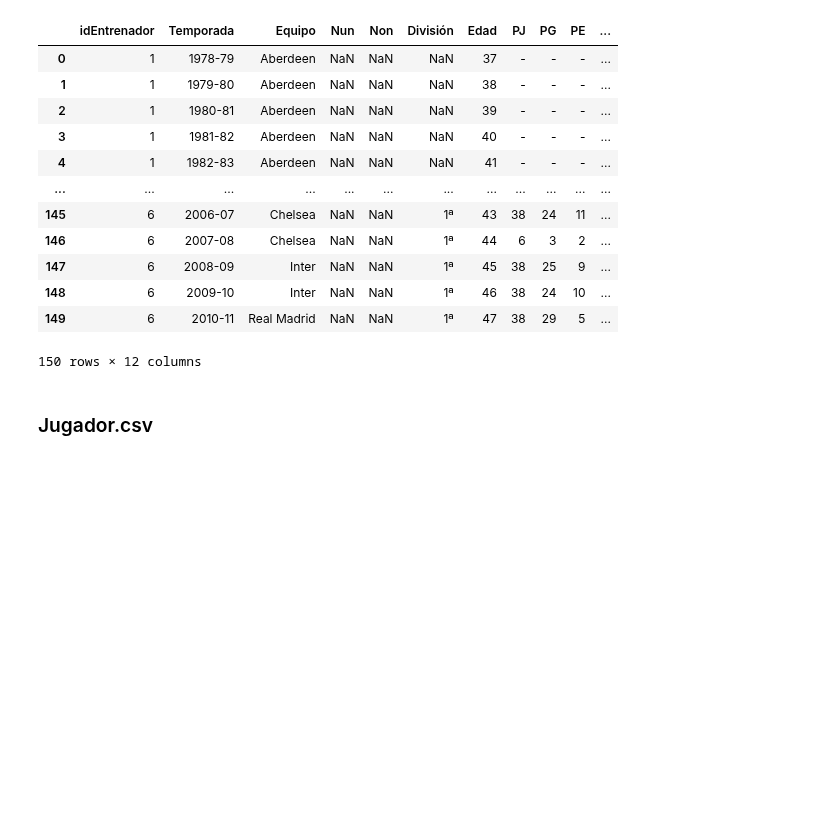
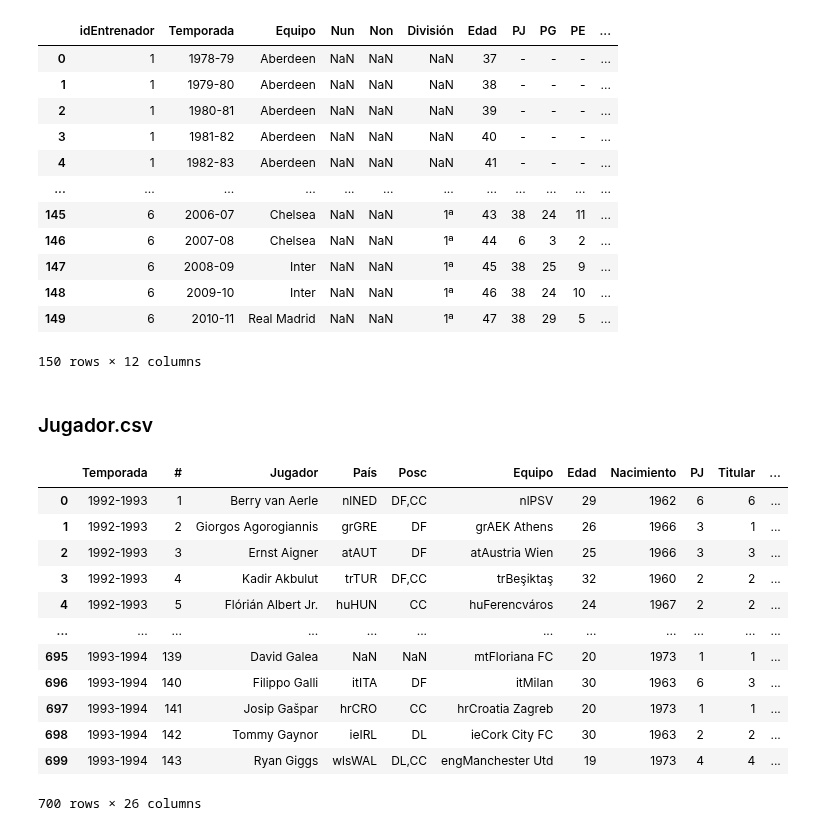
Before and after one commit to crltsnch/Champions_23-24, a Jupyter notebook: preparacion.ipynb, the cells around one changed output. Drawn from its saved outputs; the diff is of its cells as text; code cells hidden in the pictures; blank space fills up the shorter version.

```diff
--- a/preparacion.ipynb
+++ b/preparacion.ipynb
@@ -84,0 +95,17 @@ df5
+# %%
+df5 = pd.read_csv('data/jugador.csv')
+df5.head(700)
+# %% [output]
+|  | Temporada | # | Jugador | País | Posc | Equipo | Edad | Nacimiento | PJ | Titular | ... |
+| 0 | 1992-1993 | 1 | Berry van Aerle | nlNED | DF,CC | nlPSV | 29 | 1962 | 6 | 6 | ... |
+| 1 | 1992-1993 | 2 | Giorgos Agorogiannis | grGRE | DF | grAEK Athens | 26 | 1966 | 3 | 1 | ... |
+| 2 | 1992-1993 | 3 | Ernst Aigner | atAUT | DF | atAustria Wien | 25 | 1966 | 3 | 3 | ... |
+| 3 | 1992-1993 | 4 | Kadir Akbulut | trTUR | DF,CC | trBeşiktaş | 32 | 1960 | 2 | 2 | ... |
+| 4 | 1992-1993 | 5 | Flórián Albert Jr. | huHUN | CC | huFerencváros | 24 | 1967 | 2 | 2 | ... |
+| ... | ... | ... | ... | ... | ... | ... | ... | ... | ... | ... | ... |
+| 695 | 1993-1994 | 139 | David Galea | NaN | NaN | mtFloriana FC | 20 | 1973 | 1 | 1 | ... |
+| 696 | 1993-1994 | 140 | Filippo Galli | itITA | DF | itMilan | 30 | 1963 | 6 | 3 | ... |
+| 697 | 1993-1994 | 141 | Josip Gašpar | hrCRO | CC | hrCroatia Zagreb | 20 | 1973 | 1 | 1 | ... |
+| 698 | 1993-1994 | 142 | Tommy Gaynor | ieIRL | DL | ieCork City FC | 30 | 1963 | 2 | 2 | ... |
+| 699 | 1993-1994 | 143 | Ryan Giggs | wlsWAL | DL,CC | engManchester Utd | 19 | 1973 | 4 | 4 | ... |
+700 rows × 26 columns
```
Also changed, not shown: parts of 4 cells of this notebook.
